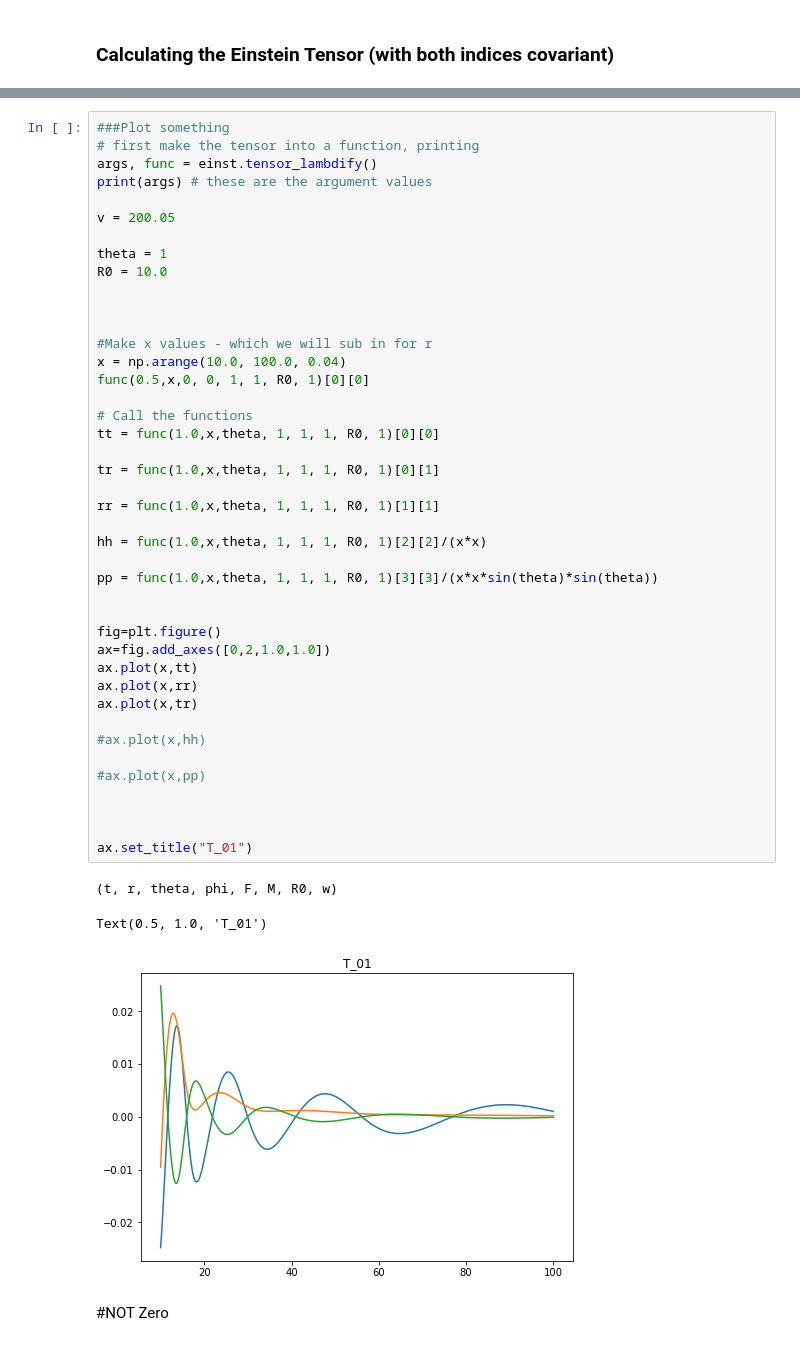
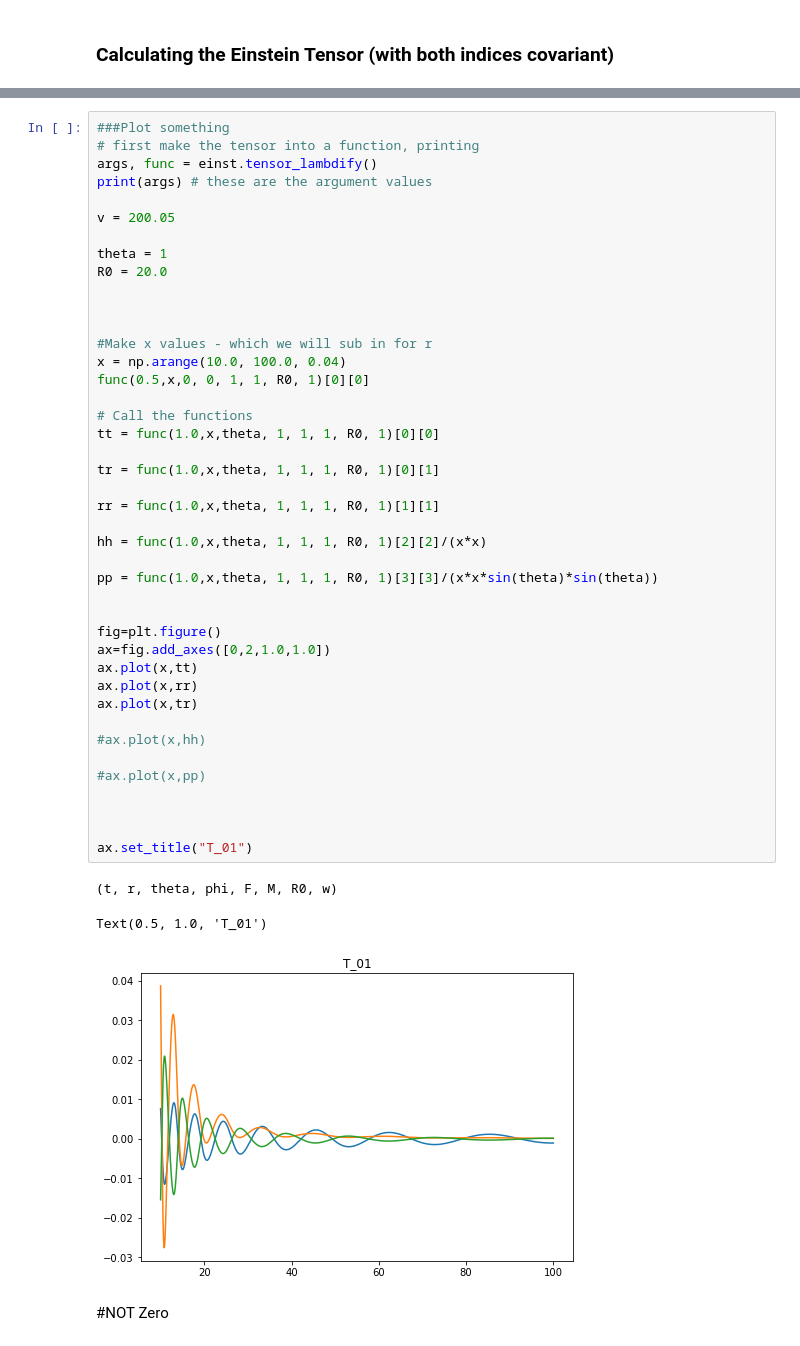
Before and after one commit to tomandersen/jupyter, a Jupyter notebook: nonlocal-debroglie/Schwarschild-TVary-expanding-Copy1.ipynb, the cells around one changed output, grey strips where cells are left out. Drawn from its saved outputs; the diff is of its cells as text.

```diff
--- a/nonlocal-debroglie/Schwarschild-TVary-expanding-Copy1.ipynb
+++ b/nonlocal-debroglie/Schwarschild-TVary-expanding-Copy1.ipynb
@@ -68,7 +68,7 @@ print(args) # these are the argument values
 v = 200.05
 
 theta = 1
-R0 = 10.0
+R0 = 20.0
 
 
 
@@ -77,34 +77,34 @@ x = np.arange(10.0, 100.0, 0.04)
 func(0.5,x,0, 0, 1, 1, R0, 1)[0][0]
 
 # Call the functions
 tt = func(1.0,x,theta, 1, 1, 1, R0, 1)[0][0]
 
 tr = func(1.0,x,theta, 1, 1, 1, R0, 1)[0][1]
 
 rr = func(1.0,x,theta, 1, 1, 1, R0, 1)[1][1]
 
 hh = func(1.0,x,theta, 1, 1, 1, R0, 1)[2][2]/(x*x)
 
 pp = func(1.0,x,theta, 1, 1, 1, R0, 1)[3][3]/(x*x*sin(theta)*sin(theta))
 
 
 fig=plt.figure()
 ax=fig.add_axes([0,2,1.0,1.0])
 ax.plot(x,tt)
 ax.plot(x,rr)
 ax.plot(x,tr)
 
 #ax.plot(x,hh)
 
 #ax.plot(x,pp)
 
 
 
 ax.set_title("T_01")
 # %% [output]
 (t, r, theta, phi, F, M, R0, w)
 Text(0.5, 1.0, 'T_01')
-[figure, old version]
+[figure, new version]
 # %% [markdown]
 #NOT Zero
 # %%
```
Also changed, not shown: parts of 4 cells of this notebook, 1 other file.
